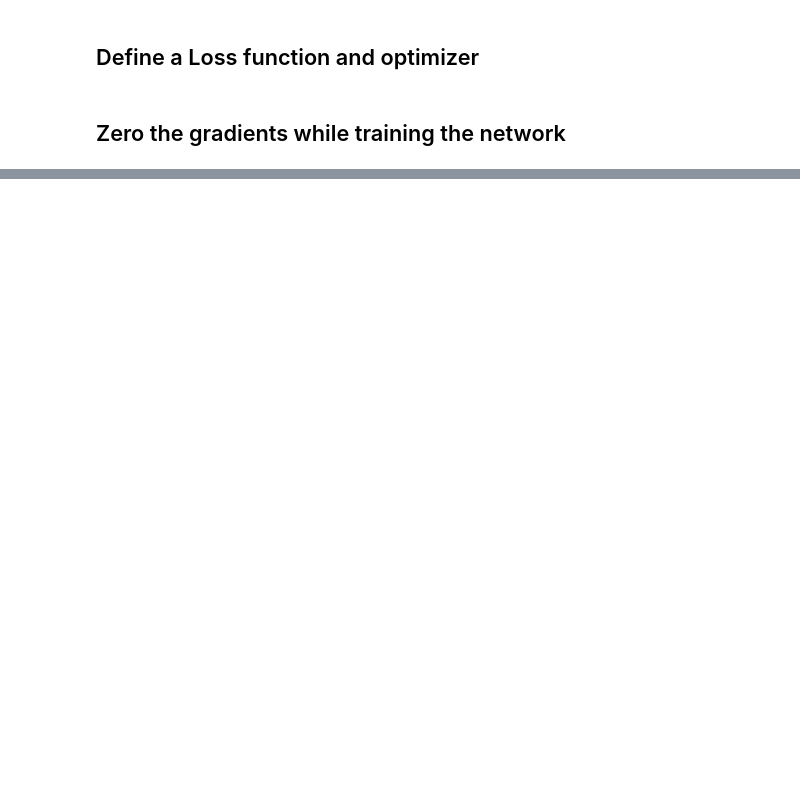
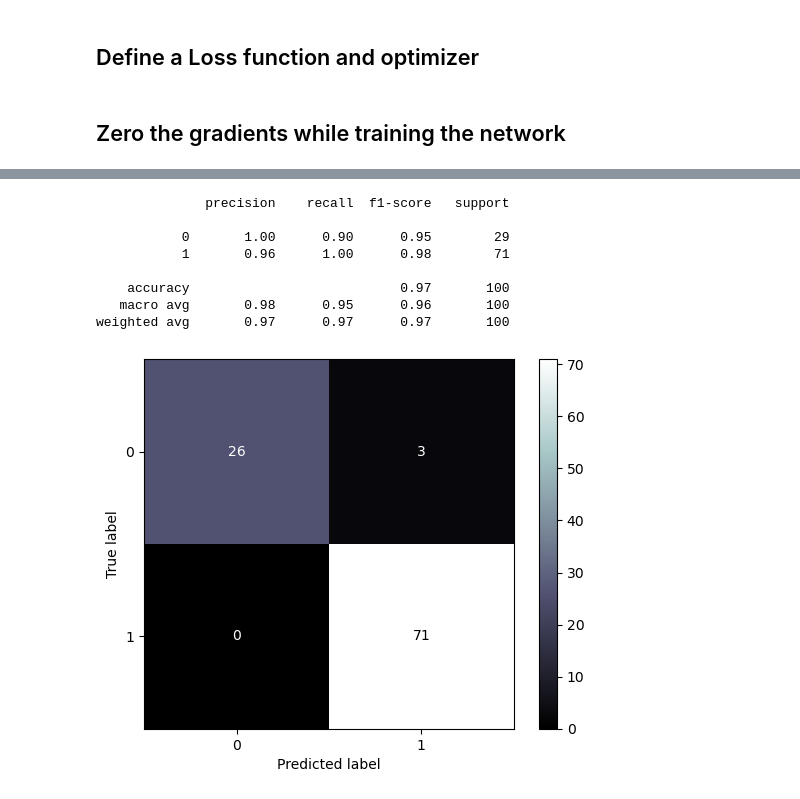
Before and after one commit to student-GML/crapauduc, a Jupyter notebook: filter_plank.ipynb, the cells around one changed output, grey strips where cells are left out. Saved outputs shown, nothing was run; the diff lists cells and outputs as text; code cells hidden in the pictures; blank space fills up the shorter version.

```diff
--- a/filter_plank.ipynb
+++ b/filter_plank.ipynb
@@ -238,0 +231,25 @@ Test Error:
+# %%
+# Standard analysis on the test set
+y_true = []
+y_pred = []
+for X,y in test_dataset:
+    y_true.append(y)
+    y_pred.append(round(net(X.unsqueeze(0)).item()))
+# %%
+from sklearn.metrics import confusion_matrix, ConfusionMatrixDisplay, classification_report
+
+cm = confusion_matrix(y_true, y_pred)
+disp = ConfusionMatrixDisplay(confusion_matrix=cm)
+disp.plot(cmap='bone')
+
+print(classification_report(y_true, y_pred))
+# %% [output]
+              precision    recall  f1-score   support
+
+           0       1.00      0.90      0.95        29
+           1       0.96      1.00      0.98        71
+
+    accuracy                           0.97       100
+   macro avg       0.98      0.95      0.96       100
+weighted avg       0.97      0.97      0.97       100
+[figure, added]
```
Also changed, not shown: parts of 18 cells of this notebook.
